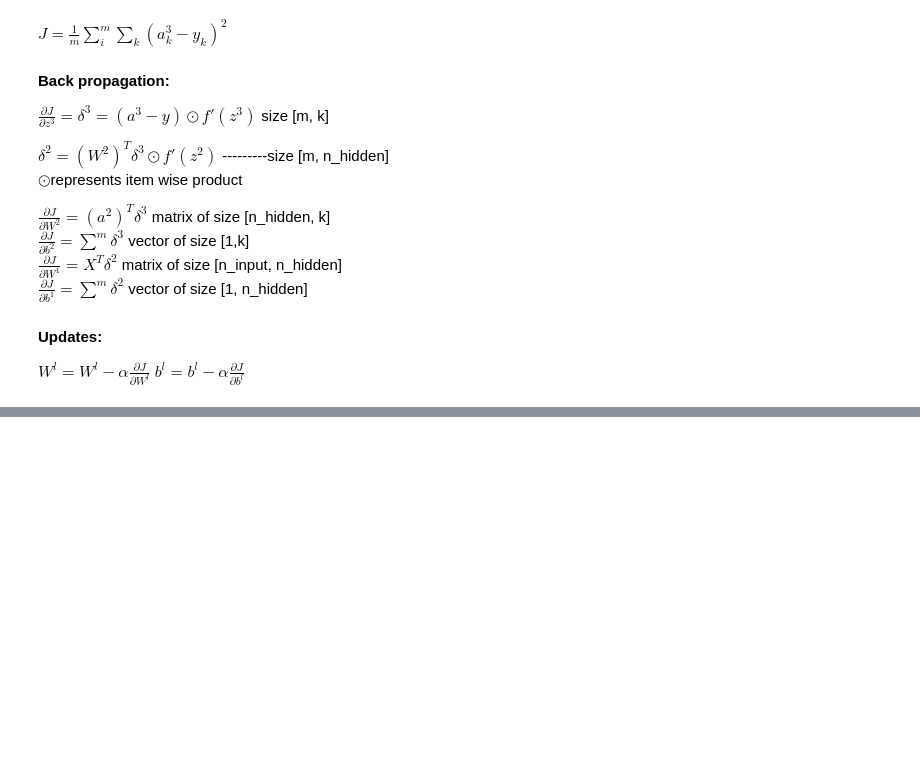
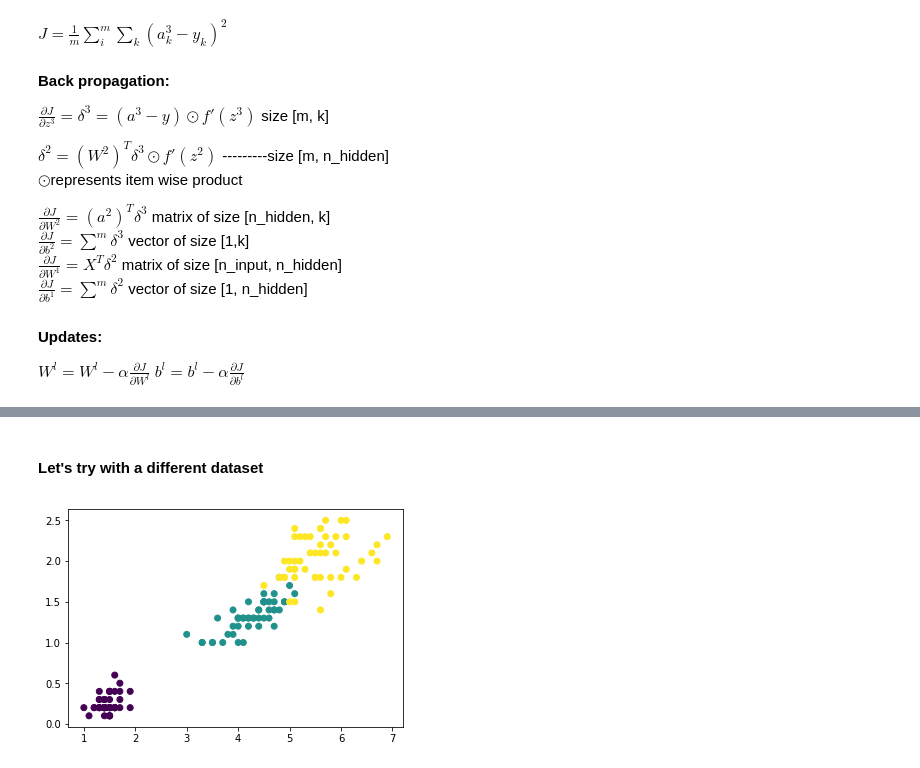
Before and after one commit to bp249507/NeuralNetwork, a Jupyter notebook: dnn.ipynb, the cells around one changed output, grey strips where cells are left out. Saved outputs shown, nothing was run; the diff lists cells and outputs as text; code cells hidden in the pictures; blank space fills up the shorter version.

```diff
--- a/dnn.ipynb
+++ b/dnn.ipynb
@@ -379,0 +359,13 @@ plt.show()
+# %% [markdown]
+#### Let's try with a different dataset
+# %%
+#iris data
+iris = datasets.load_iris()
+iris_X = iris.data
+iris_y = iris.target
+iris_y = pd.get_dummies(iris_y).values
+# %%
+plt.scatter(iris_X[:,2],iris_X[:,3], c=np.argmax(iris_y, axis=1)) #, cmap=plt.cm.seismic)
+plt.show()
+# %% [output]
+[figure, added]
```
Also changed, not shown: parts of 20 cells of this notebook.
